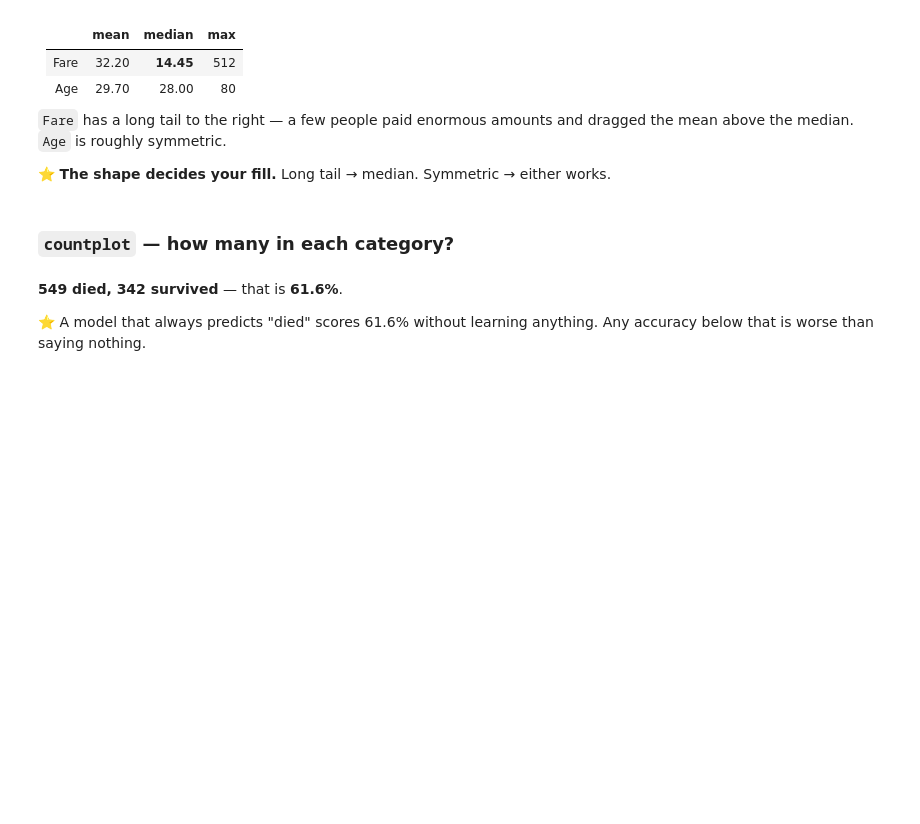
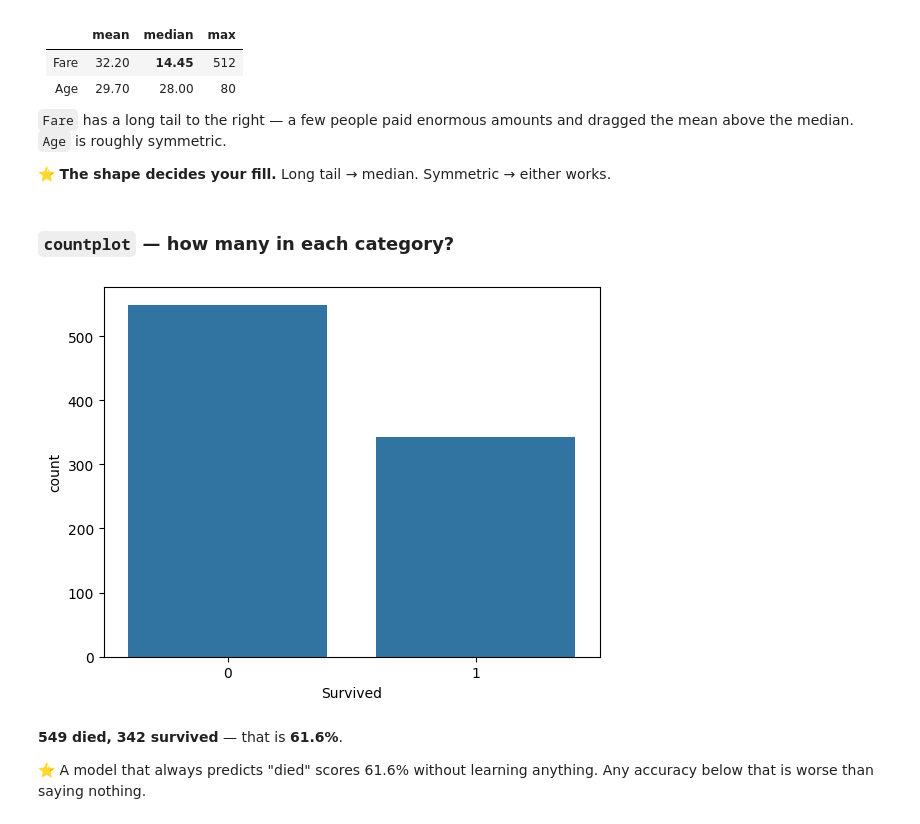
Before and after one commit to eshantharjun9-hub/ml-2-1, a Jupyter notebook: matplotlib_seaborn/plotting_for_ml.ipynb, the cells around one changed output. Drawn from its saved outputs; the diff is of its cells as text; code cells hidden in the pictures; blank space fills up the shorter version.

```diff
--- a/matplotlib_seaborn/plotting_for_ml.ipynb
+++ b/matplotlib_seaborn/plotting_for_ml.ipynb
@@ -99,6 +122,11 @@ mean above the median. `Age` is roughly symmetric.
 ### `countplot` — how many in each category?
 # %%
 # how many survived and how many died
+plt.Figure(figsize=(7,2))
+sns.countplot(data=df,x="Survived")
+plt.show()
+# %% [output]
+[figure, added]
 # %% [markdown]
 **549 died, 342 survived** — that is **61.6%**.
 
```
Also changed, not shown: parts of 12 cells of this notebook, 1 other file.
